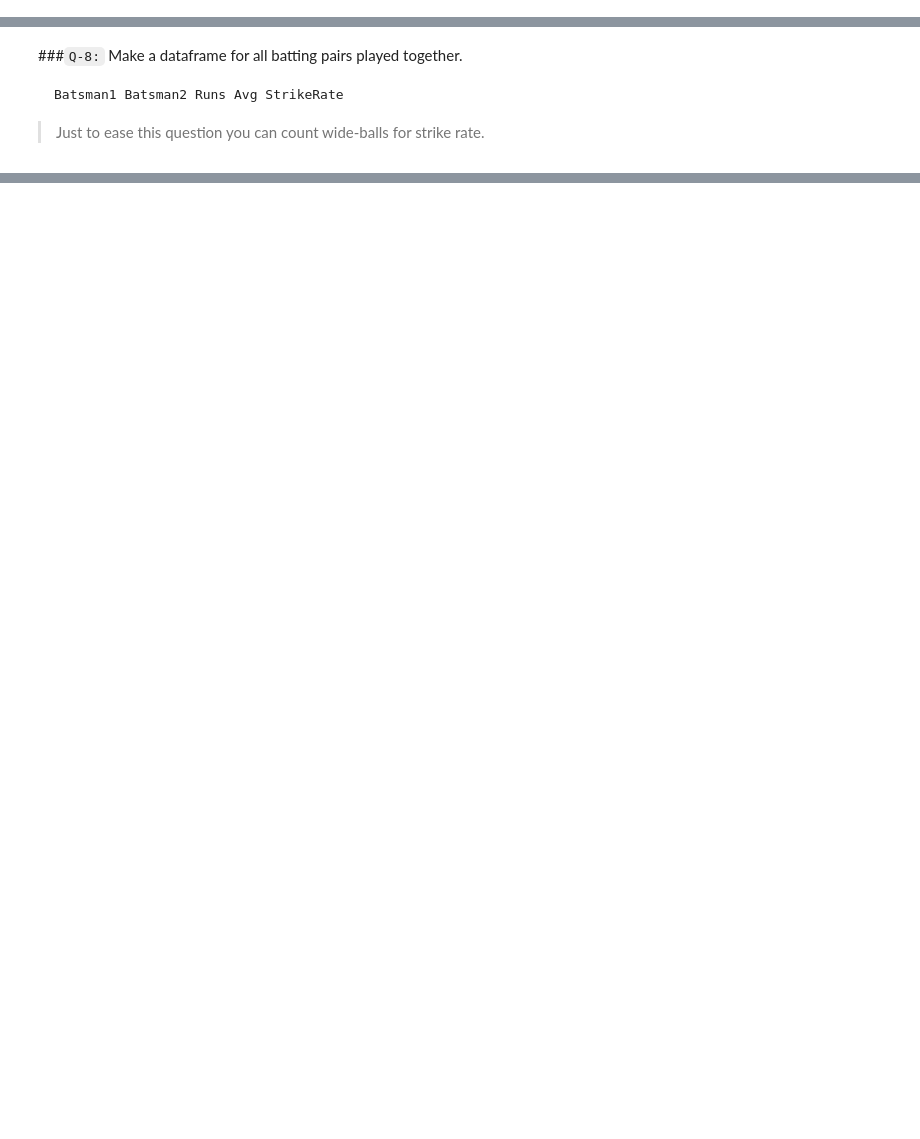
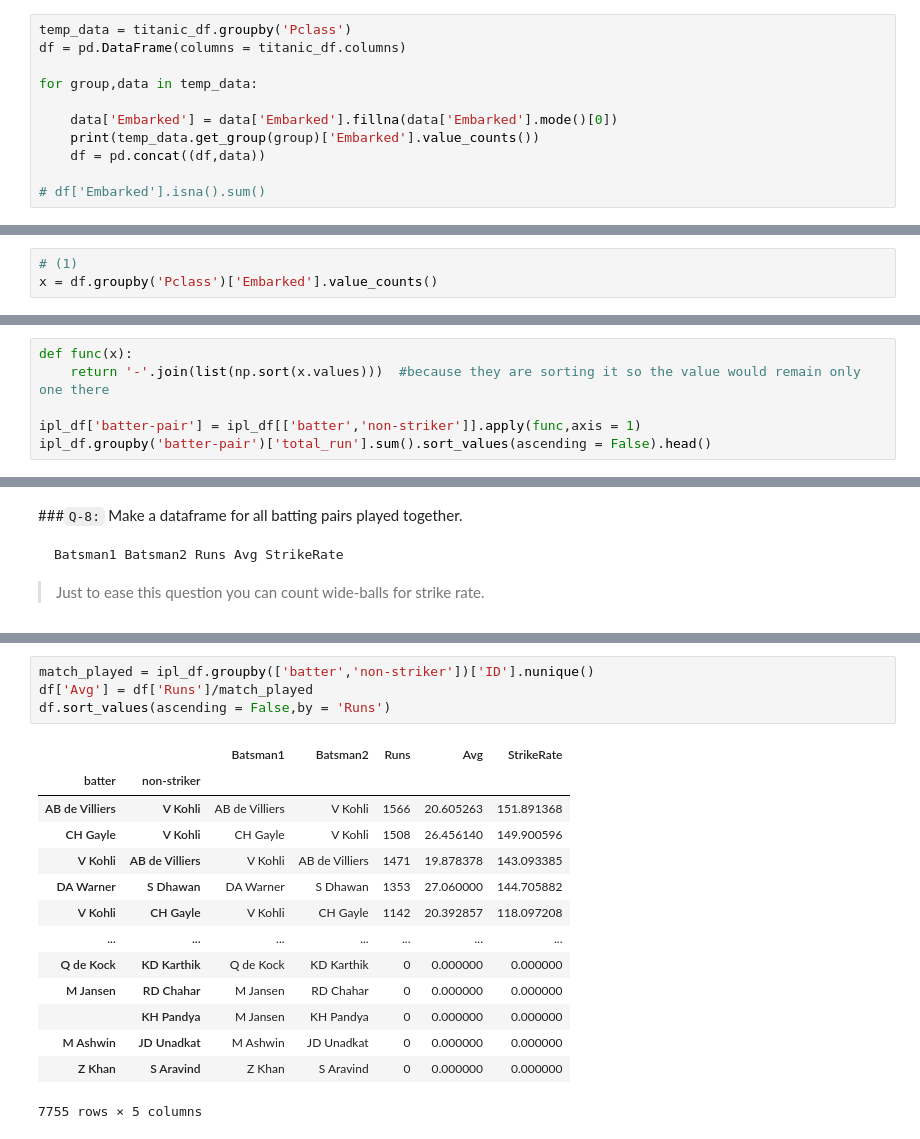
Before and after one commit to Axitk27/Machine-Learning, a Jupyter notebook: DSMP 1.0/Pandas/Exercise/Day 19.ipynb, the cells around one changed output, grey strips where cells are left out. Saved outputs shown, nothing was run; the diff lists cells and outputs as text; blank space fills up the shorter version.

```diff
--- a/DSMP 1.0/Pandas/Exercise/Day 19.ipynb
+++ b/DSMP 1.0/Pandas/Exercise/Day 19.ipynb
@@ -67,0 +55,11 @@ Name: count, dtype: int64
+# %%
+temp_data = titanic_df.groupby('Pclass')
+df = pd.DataFrame(columns = titanic_df.columns)
+
+for group,data in temp_data:
+
+    data['Embarked'] = data['Embarked'].fillna(data['Embarked'].mode()[0])
+    print(temp_data.get_group(group)['Embarked'].value_counts())
+    df = pd.concat((df,data))
+
+# df['Embarked'].isna().sum()
@@ -100,3 +92,6 @@ Name: count, dtype: int64
+# %%
+# (1)
+x = df.groupby('Pclass')['Embarked'].value_counts()
 # %%
 # (2)
 # Not Solved
@@ -340,0 +313,6 @@ data
+# %%
+def func(x):
+    return '-'.join(list(np.sort(x.values)))  #because they are sorting it so the value would remain only one there
+
+ipl_df['batter-pair'] = ipl_df[['batter','non-striker']].apply(func,axis = 1)
+ipl_df.groupby('batter-pair')['total_run'].sum().sort_values(ascending = False).head()
@@ -355,0 +385,19 @@ ipl_df[ipl_df['isWicketDelivery'] != 1].groupby(['batter','non-striker'])[['bats
+# %%
+match_played = ipl_df.groupby(['batter','non-striker'])['ID'].nunique()
+df['Avg'] = df['Runs']/match_played
+df.sort_values(ascending = False,by = 'Runs')
+# %% [output]
+|  |  | Batsman1 | Batsman2 | Runs | Avg | StrikeRate |
+| batter | non-striker |  |  |  |  |  |
+| AB de Villiers | V Kohli | AB de Villiers | V Kohli | 1566 | 20.605263 | 151.891368 |
+| CH Gayle | V Kohli | CH Gayle | V Kohli | 1508 | 26.456140 | 149.900596 |
+| V Kohli | AB de Villiers | V Kohli | AB de Villiers | 1471 | 19.878378 | 143.093385 |
+| DA Warner | S Dhawan | DA Warner | S Dhawan | 1353 | 27.060000 | 144.705882 |
+| V Kohli | CH Gayle | V Kohli | CH Gayle | 1142 | 20.392857 | 118.097208 |
+| ... | ... | ... | ... | ... | ... | ... |
+| Q de Kock | KD Karthik | Q de Kock | KD Karthik | 0 | 0.000000 | 0.000000 |
+| M Jansen | RD Chahar | M Jansen | RD Chahar | 0 | 0.000000 | 0.000000 |
+|  | KH Pandya | M Jansen | KH Pandya | 0 | 0.000000 | 0.000000 |
+| M Ashwin | JD Unadkat | M Ashwin | JD Unadkat | 0 | 0.000000 | 0.000000 |
+| Z Khan | S Aravind | Z Khan | S Aravind | 0 | 0.000000 | 0.000000 |
+7755 rows × 5 columns
```
Also changed, not shown: parts of 19 cells of this notebook, 16 other files.
